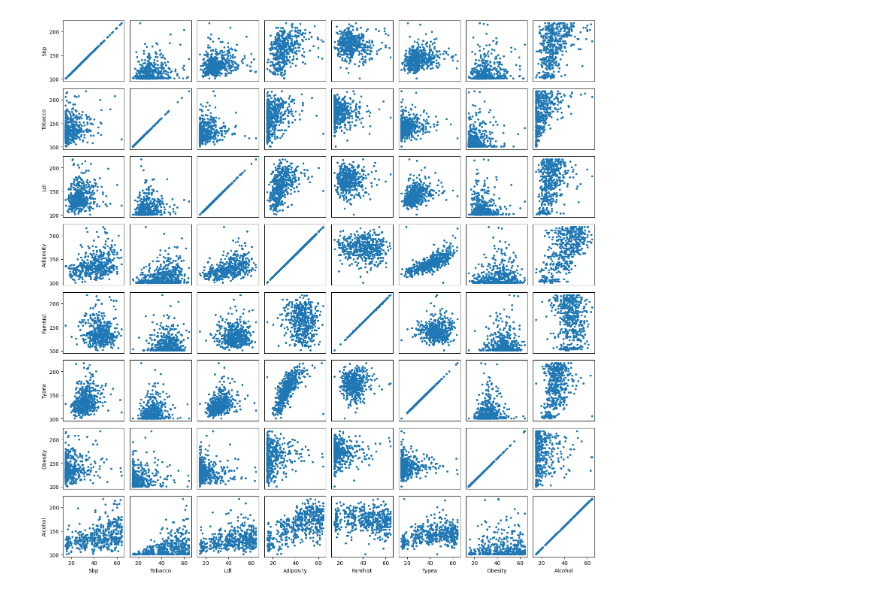
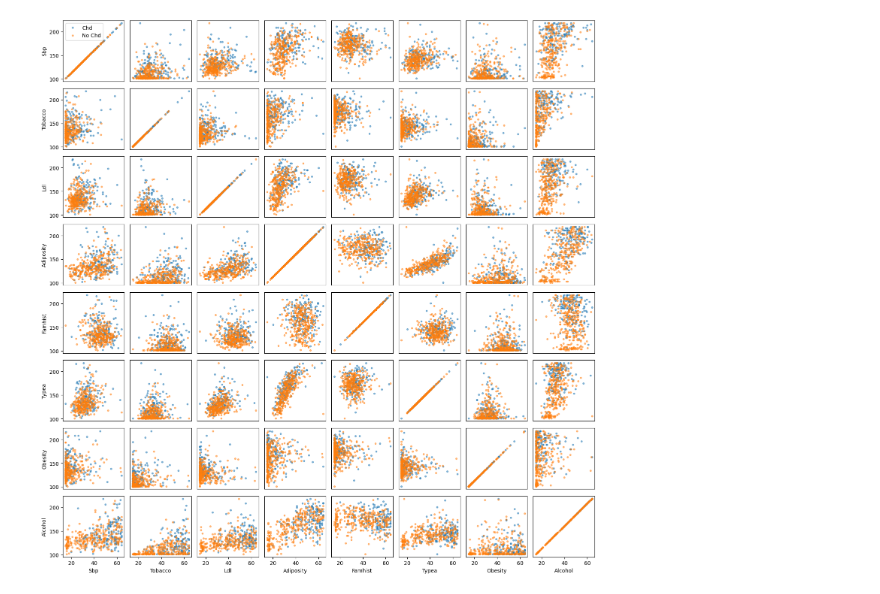
Before and after one commit to KostyalBalint/Intro-to-MI-Project_1, a Jupyter notebook: dataset_visualization.ipynb, the cells around one changed output. Cells and saved outputs as stored; diff of their text form; code cells hidden in the pictures.

Commit message:
feat: add chd as class for charts

```diff
--- a/dataset_visualization.ipynb
+++ b/dataset_visualization.ipynb
@@ -35,30 +35,53 @@ df['famhist'] = pd.Categorical(df['famhist']).codes
 
 # Extract the name of the attributes (columns)
 attributeNames = list(map(lambda x: x.capitalize(), df.columns.tolist()))
+# %%
+import numpy as np
+
+#Convert the dataframe to numpy for later steps
+X = df.to_numpy()
+
+# Compute values of M
+M = len(attributeNames)
+N = len(X)
+
+classLabels = df['chd'].map(lambda x: 'Chd' if x else 'No Chd').to_numpy()
+classNames = sorted(set(classLabels))
+classDict = dict(zip(classNames, range(len(classLabels))))
+C = len(df['chd'])
+
+# Extract vector y, convert to NumPy array
+y = np.asarray([classDict[value] for value in classLabels])
 # %%
 X_plot = df.copy().drop(df.columns[[4, 9]],axis=1).to_numpy()
 
 import matplotlib.pyplot as plt
 
 #Drop columns that contains only boolean values
 X_plot = df.copy().drop(df.columns[[4, 9]],axis=1).to_numpy()
 
 plot_range = X_plot.shape[1]
 
+
 plt.figure(figsize=(15, 15))
 for m1 in range(plot_range):
     for m2 in range(plot_range):
+        if(m1 == 0 and m2 == 1):
+            plt.legend(classNames)
         plt.subplot(plot_range, plot_range, m1 * plot_range + m2 + 1)
-        plt.plot(X_plot[:, m1], X_plot[:, m2], ".")
+        for c in range(C):
+            # select indices belonging to class c:
+            class_mask = y == c
+            plt.plot(X_plot[class_mask, m1], X_plot[class_mask, m2], ".", alpha=0.5)
         if m1 == plot_range - 1:
             plt.xlabel(attributeNames[m2])
         else:
             plt.xticks([])
         if m2 == 0:
             plt.ylabel(attributeNames[m1])
         else:
             plt.yticks([])
 plt.tight_layout()
 plt.show()
 # %% [output]
-[figure, old version]
+[figure, new version]
```
Also changed, not shown: 1 other file.
